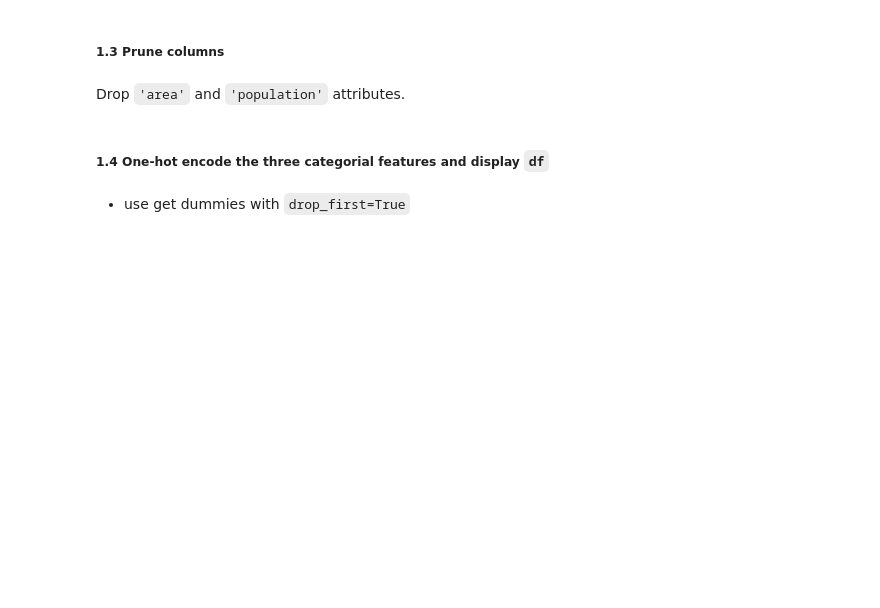
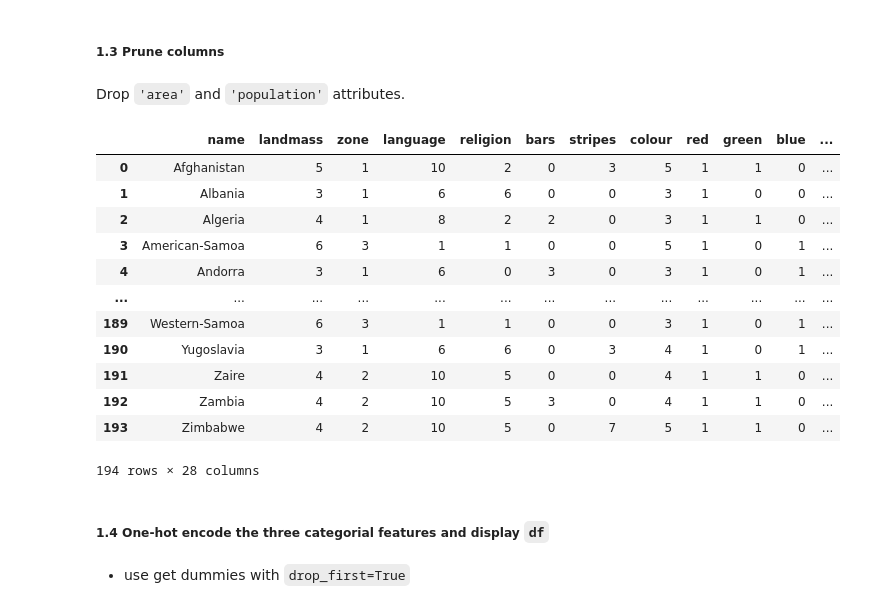
Before and after one commit to teemal/machine_learning_and_data_mining, a Jupyter notebook: Activity_10.ipynb, the cells around one changed output. Drawn from its saved outputs; the diff is of its cells as text; code cells hidden in the pictures; blank space fills up the shorter version.

```diff
--- a/Activity_10.ipynb
+++ b/Activity_10.ipynb
@@ -90,4 +91,6 @@ header=['name','landmass','zone','area','population','language','religion','bars
 ##### 1.1 Read the url into new dataframe `df`.
 # %%
 # read the url into df
-print('your code here')
+df = pd.read_csv(url, header=None)
+df.columns = header
+df
@@ -106,3 +130,21 @@ print('your code here')
+# %%
+# drop 'area' and 'population'
+df.drop(['area', 'population'], inplace=True, axis=1)
+df
+# %% [output]
+|  | name | landmass | zone | language | religion | bars | stripes | colour | red | green | blue | ... |
+| 0 | Afghanistan | 5 | 1 | 10 | 2 | 0 | 3 | 5 | 1 | 1 | 0 | ... |
+| 1 | Albania | 3 | 1 | 6 | 6 | 0 | 0 | 3 | 1 | 0 | 0 | ... |
+| 2 | Algeria | 4 | 1 | 8 | 2 | 2 | 0 | 3 | 1 | 1 | 0 | ... |
+| 3 | American-Samoa | 6 | 3 | 1 | 1 | 0 | 0 | 5 | 1 | 0 | 1 | ... |
+| 4 | Andorra | 3 | 1 | 6 | 0 | 3 | 0 | 3 | 1 | 0 | 1 | ... |
+| ... | ... | ... | ... | ... | ... | ... | ... | ... | ... | ... | ... | ... |
+| 189 | Western-Samoa | 6 | 3 | 1 | 1 | 0 | 0 | 3 | 1 | 0 | 1 | ... |
+| 190 | Yugoslavia | 3 | 1 | 6 | 6 | 0 | 3 | 4 | 1 | 0 | 1 | ... |
+| 191 | Zaire | 4 | 2 | 10 | 5 | 0 | 0 | 4 | 1 | 1 | 0 | ... |
+| 192 | Zambia | 4 | 2 | 10 | 5 | 3 | 0 | 4 | 1 | 1 | 0 | ... |
+| 193 | Zimbabwe | 4 | 2 | 10 | 5 | 0 | 7 | 5 | 1 | 1 | 0 | ... |
+194 rows × 28 columns
 # %% [markdown]
 ##### 1.4 One-hot encode the three categorial features and display `df`
 # %% [markdown]
```
Also changed, not shown: parts of 28 cells of this notebook.
